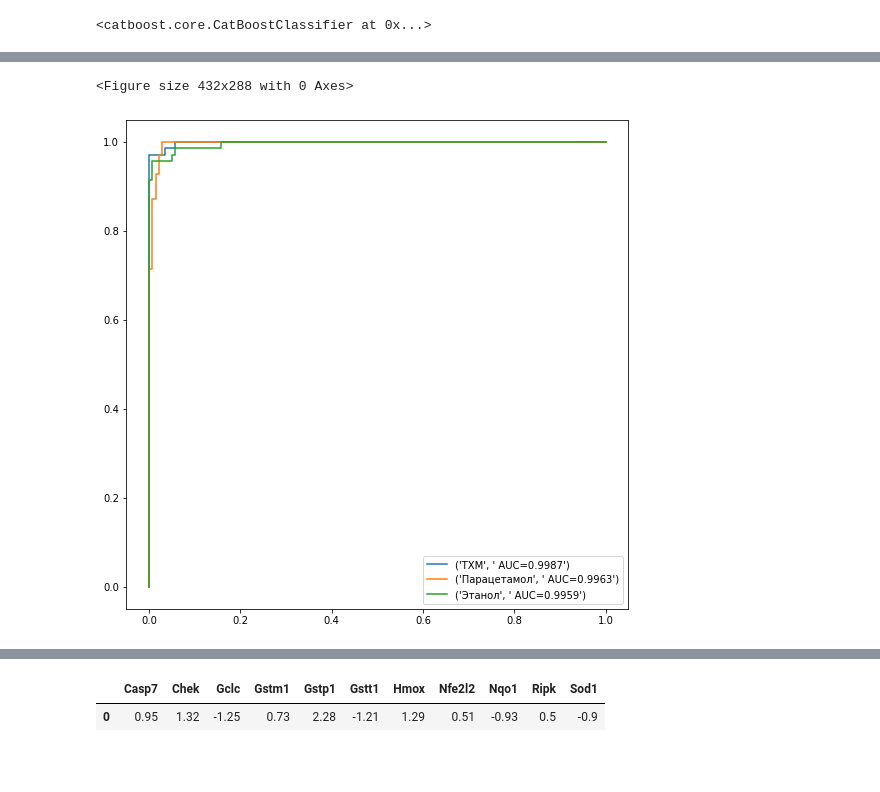
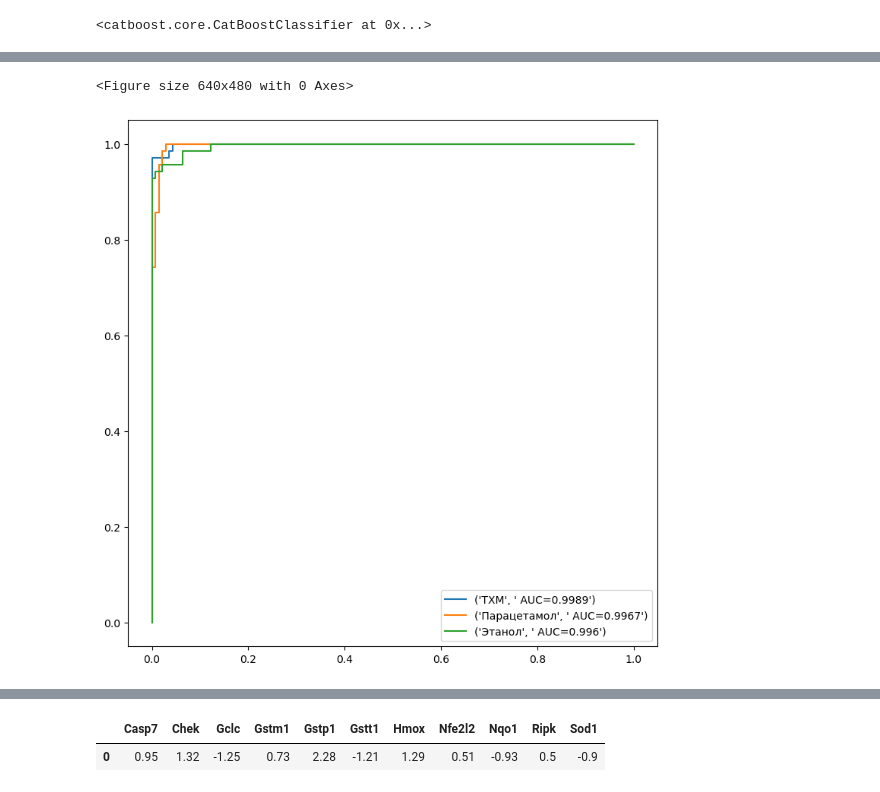
Before and after one commit to karimovdo/gepatit_model, a Jupyter notebook: model_gepatit.ipynb, the cells around one changed output, grey strips where cells are left out. Drawn from its saved outputs; the diff is of its cells as text; code cells hidden in the pictures; blank space fills up the shorter version.

```diff
--- a/model_gepatit.ipynb
+++ b/model_gepatit.ipynb
@@ -38,0 +157,3 @@ X_train, X_test, y_train, y_test = train_test_split(X, y, test_size=0.25, random
+# %%
+clf = lgb.LGBMClassifier(boosting_type='gbdt', learning_rate=0.01, n_estimators=1000)
+clf.fit(X_train, y_train)
@@ -57,23 +230,3 @@ model.fit(
 # %% [output]
 MetricVisualizer(layout=Layout(align_self='stretch', height='500px'))
 <catboost.core.CatBoostClassifier at 0x...>
-# %%
-tunned_model = CatBoostClassifier(
-    random_seed=63,
-    iterations=2000,
-    learning_rate=0.03,
-    l2_leaf_reg=3,
-    bagging_temperature=1,
-    random_strength=1,
-    one_hot_max_size=2,
-    leaf_estimation_method='Newton',
-    depth=6,
-    custom_loss=['AUC', 'Accuracy']
-)
-tunned_model.fit(
-    X_train, y_train,
-    cat_features=cat_features,
-    logging_level='Silent',
-    eval_set=(X_test, y_test),
-    plot=True
-)
@@ -145,40 +235,46 @@ plt.figure(0).clf ();
 plt.figure(figsize=(9, 9));
 y_pred1 = []
 y_pred2 = []
 y_pred3 = []
 y1 = y.copy()
 y2 = y.copy()
 y3 = y.copy()
 
-y_pred = model.predict_proba(X)
+y_pred = tunned_model.predict_proba(X)
 for i in y_pred:
     y_pred1.append(i[0])
     y_pred2.append(i[1])
     y_pred3.append(i[2])
 
-y1[y1 == 2] = 0
+
+y1[y1 == 1] = 3
+y1[y1 == 2] = 3
+y1[y1 == 0] = 1
 y1[y1 == 3] = 0
 
-y2[y2 == 1] = 0
-y2[y2 == 2] = 1
-y2[y2 == 3] = 0
+y2[y2 == 0] = 0
+y2[y2 == 1] = 1
+y2[y2 == 2] = 0
 
+y3[y3 == 0] = 0
 y3[y3 == 1] = 0
-y3[y3 == 2] = 0
-y3[y3 == 3] = 1
+y3[y3 == 2] = 1
 
 fpr, tpr, _ = metrics.roc_curve (y1, y_pred1)
 auc = round(metrics.roc_auc_score (y1, y_pred1), 4)
 plt.plot (fpr,tpr,label=('ТХМ', " AUC="+str(auc)))
+model_result.loc[ len(model_result.index)] = ['CatBoost', 'ТХМ', auc]
 
 fpr, tpr, _ = metrics.roc_curve (y2, y_pred2)
 auc = round(metrics.roc_auc_score (y2, y_pred2), 4)
 plt.plot (fpr,tpr,label=('Парацетамол', " AUC="+str(auc)))
+model_result.loc[ len(model_result.index)] = ['CatBoost', 'Парацетамол', auc]
 
 fpr, tpr, _ = metrics.roc_curve (y3, y_pred3)
 auc = round(metrics.roc_auc_score (y3, y_pred3), 4)
 plt.plot (fpr,tpr,label=('Этанол', " AUC="+str(auc)))
-plt.legend();
+plt.legend()
+model_result.loc[ len(model_result.index)] = ['CatBoost', 'Этанол', auc];
 # %% [output]
-<Figure size 432x288 with 0 Axes>
+<Figure size 640x480 with 0 Axes>
-[figure, old version]
+[figure, new version]
```
Also changed, not shown: parts of 36 cells of this notebook, 4 other files.
